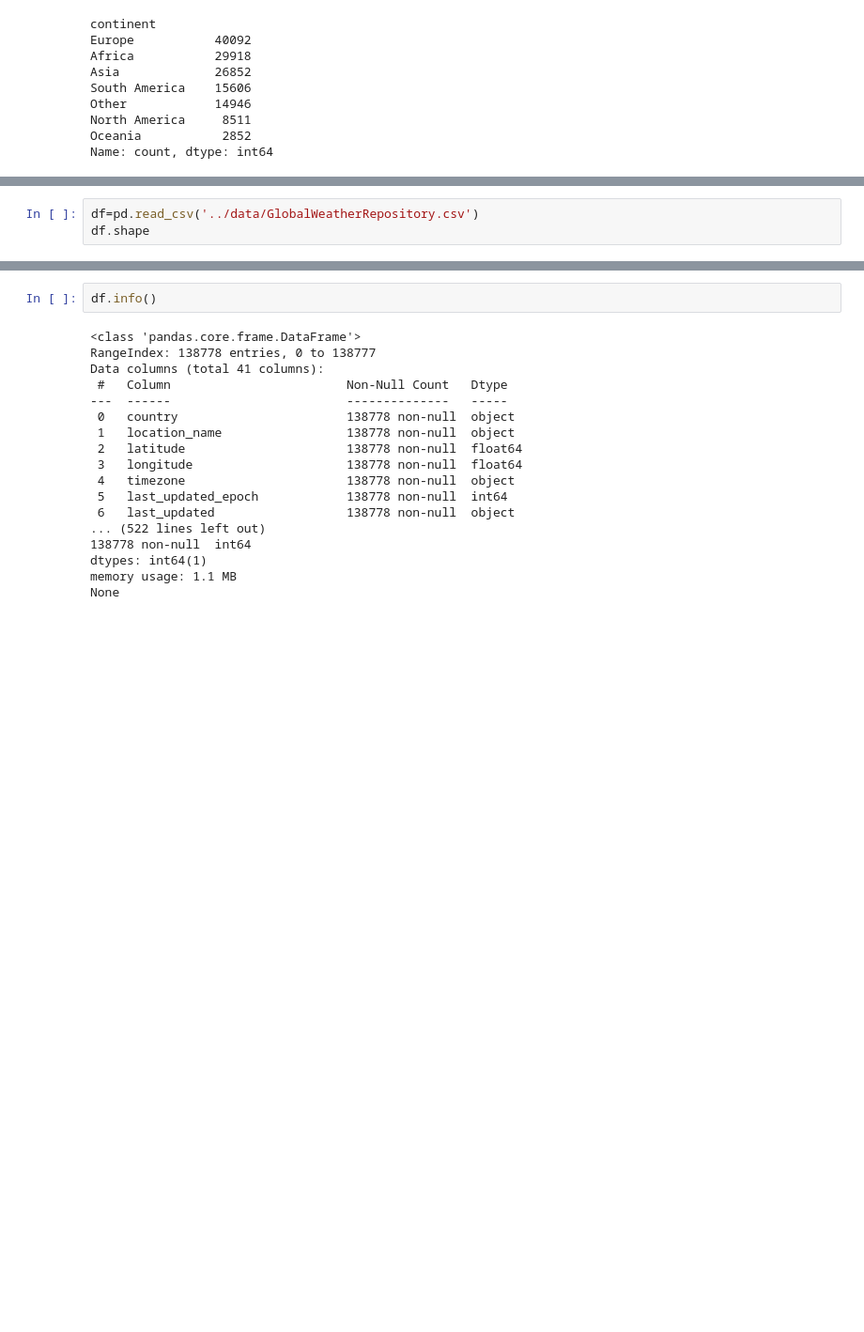
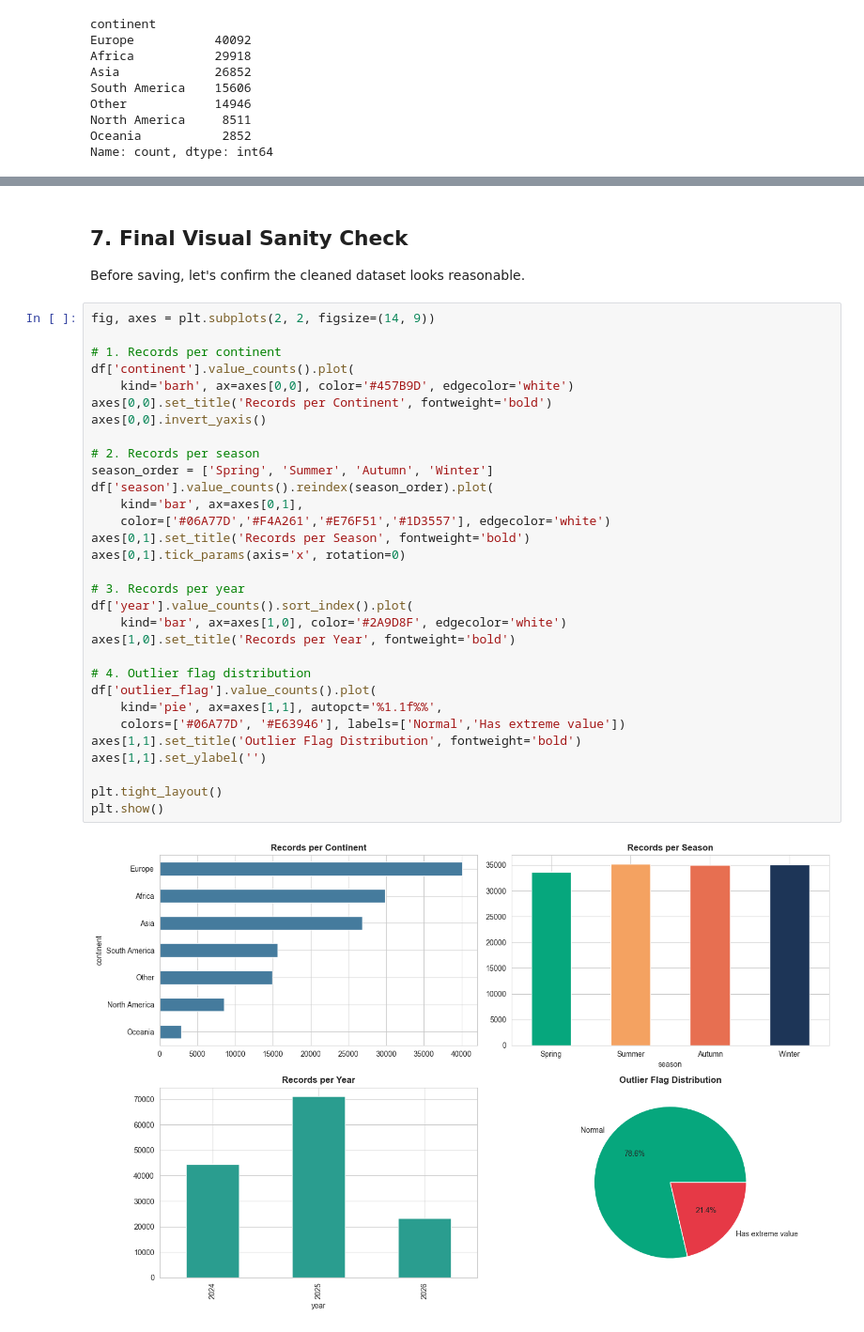
Before and after one commit to himanidadem/weather_trend_forecasting, a Jupyter notebook: notebooks/01_data_exploration.ipynb, the cells around one changed output, grey strips where cells are left out. Shown at 94% size. Saved outputs shown, nothing was run; the diff lists cells and outputs as text; blank space fills up the shorter version.

Commit message:
Added Data Exploration jupyter file and cleaned paraquet file

```diff
--- a/notebooks/01_data_exploration.ipynb
+++ b/notebooks/01_data_exploration.ipynb
@@ -258,3 +339,0 @@ understand data and business problem
-# %%
-df=pd.read_csv('../data/GlobalWeatherRepository.csv')
-df.shape
@@ -290,20 +340,37 @@ df.describe()
-# %%
-df.info()
-# %% [output]
-<class 'pandas.core.frame.DataFrame'>
-RangeIndex: 138778 entries, 0 to 138777
-Data columns (total 41 columns):
- #   Column                        Non-Null Count   Dtype
----  ------                        --------------   -----
- 0   country                       138778 non-null  object
- 1   location_name                 138778 non-null  object
- 2   latitude                      138778 non-null  float64
- 3   longitude                     138778 non-null  float64
- 4   timezone                      138778 non-null  object
- 5   last_updated_epoch            138778 non-null  int64
- 6   last_updated                  138778 non-null  object
-... (522 lines left out)
-138778 non-null  int64
-dtypes: int64(1)
-memory usage: 1.1 MB
-None
+# %% [markdown]
+## 7. Final Visual Sanity Check
+
+Before saving, let's confirm the cleaned dataset looks reasonable.
+# %%
+fig, axes = plt.subplots(2, 2, figsize=(14, 9))
+
+# 1. Records per continent
+df['continent'].value_counts().plot(
+    kind='barh', ax=axes[0,0], color='#457B9D', edgecolor='white')
+axes[0,0].set_title('Records per Continent', fontweight='bold')
+axes[0,0].invert_yaxis()
+
+# 2. Records per season
+season_order = ['Spring', 'Summer', 'Autumn', 'Winter']
+df['season'].value_counts().reindex(season_order).plot(
+    kind='bar', ax=axes[0,1],
+    color=['#06A77D','#F4A261','#E76F51','#1D3557'], edgecolor='white')
+axes[0,1].set_title('Records per Season', fontweight='bold')
+axes[0,1].tick_params(axis='x', rotation=0)
+
+# 3. Records per year
+df['year'].value_counts().sort_index().plot(
+    kind='bar', ax=axes[1,0], color='#2A9D8F', edgecolor='white')
+axes[1,0].set_title('Records per Year', fontweight='bold')
+
+# 4. Outlier flag distribution
+df['outlier_flag'].value_counts().plot(
+    kind='pie', ax=axes[1,1], autopct='%1.1f%%',
+    colors=['#06A77D', '#E63946'], labels=['Normal','Has extreme value'])
+axes[1,1].set_title('Outlier Flag Distribution', fontweight='bold')
+axes[1,1].set_ylabel('')
+
+plt.tight_layout()
+plt.show()
+# %% [output]
+[figure, added]
```
Also changed, not shown: parts of 25 cells of this notebook, 3 other files.
